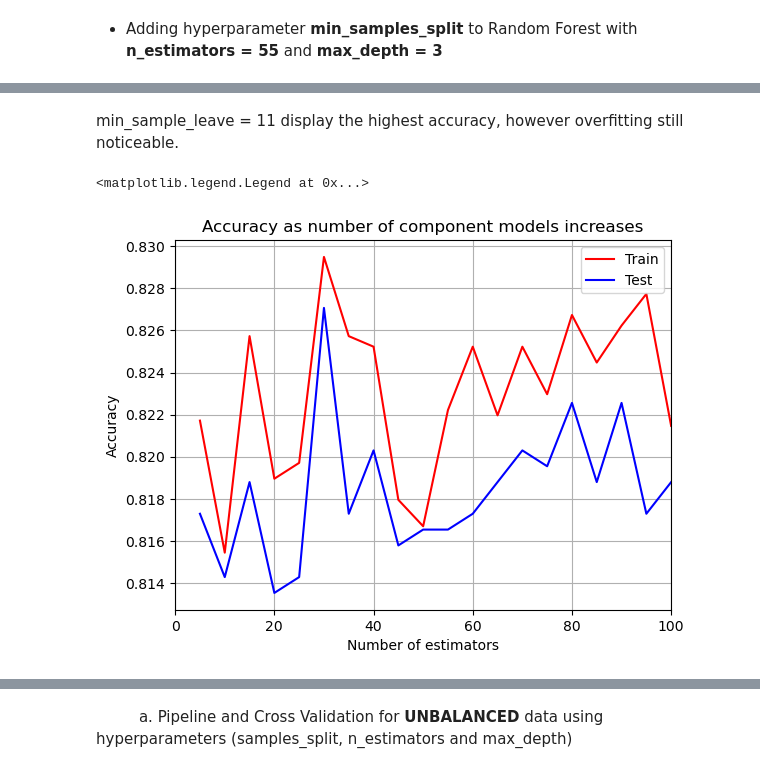
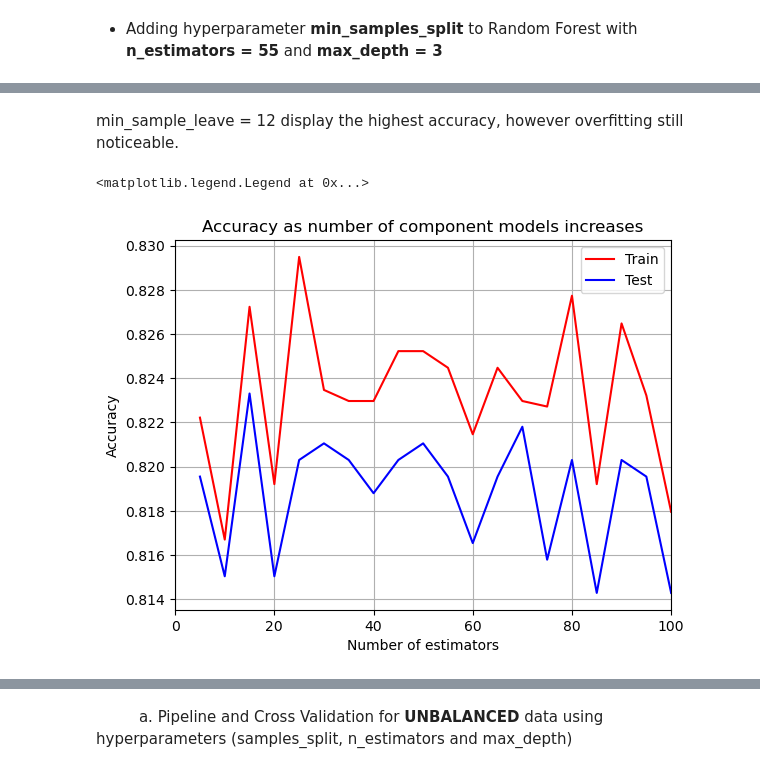
Before and after one commit to danielamartinezli/wine_classification, a Jupyter notebook: notebook/wine_quality.ipynb, the cells around one changed output, grey strips where cells are left out. Cells and saved outputs as stored; diff of their text form; code cells hidden in the pictures.

```diff
--- a/notebook/wine_quality.ipynb
+++ b/notebook/wine_quality.ipynb
@@ -2283,29 +2291,29 @@ plt.show()
 # %% [markdown]
-min_sample_leave = 11 display the highest accuracy, however overfitting still noticeable.
+min_sample_leave = 12 display the highest accuracy, however overfitting still noticeable.
 # %%
 # Fitting Random Forest with **n_estimators = 5** and **max_depth = 1**
 train_scores_n55_d3_min = []
 test_scores_n55_d3_min = []
 n_range = range(5, 101, 5)
 for n in n_range:
-    RF_model = RandomForestClassifier(n_estimators = 55, max_depth = 3, min_samples_leaf=11)
+    RF_model = RandomForestClassifier(n_estimators = 55, max_depth = 3, min_samples_leaf=12)
     RF_model.fit(X_train, y_train)
     train_scores_n55_d3_min.append(RF_model.score(X_train, y_train))
     test_scores_n55_d3_min.append(RF_model.score(X_test, y_test))
 
 
 # print
 plt.plot(n_range, train_scores_n55_d3_min, label='Train', color='red')  # Change color for train line
 plt.plot(n_range, test_scores_n55_d3_min, label='Test', color='blue')
 plt.xlabel("Number of estimators")
 plt.ylabel("Accuracy")
 plt.grid(True)
 plt.xlim(0, max(n_range))  # Adjust the x-axis limits
 plt.title("Accuracy as number of component models increases")
 plt.legend()
 # %% [output]
 <matplotlib.legend.Legend at 0x...>
-[figure, old version]
+[figure, new version]
 # %%
 # printing accuracy
 print(f"Performance on fitted data:\n"
```
Also changed, not shown: parts of 70 cells of this notebook.
